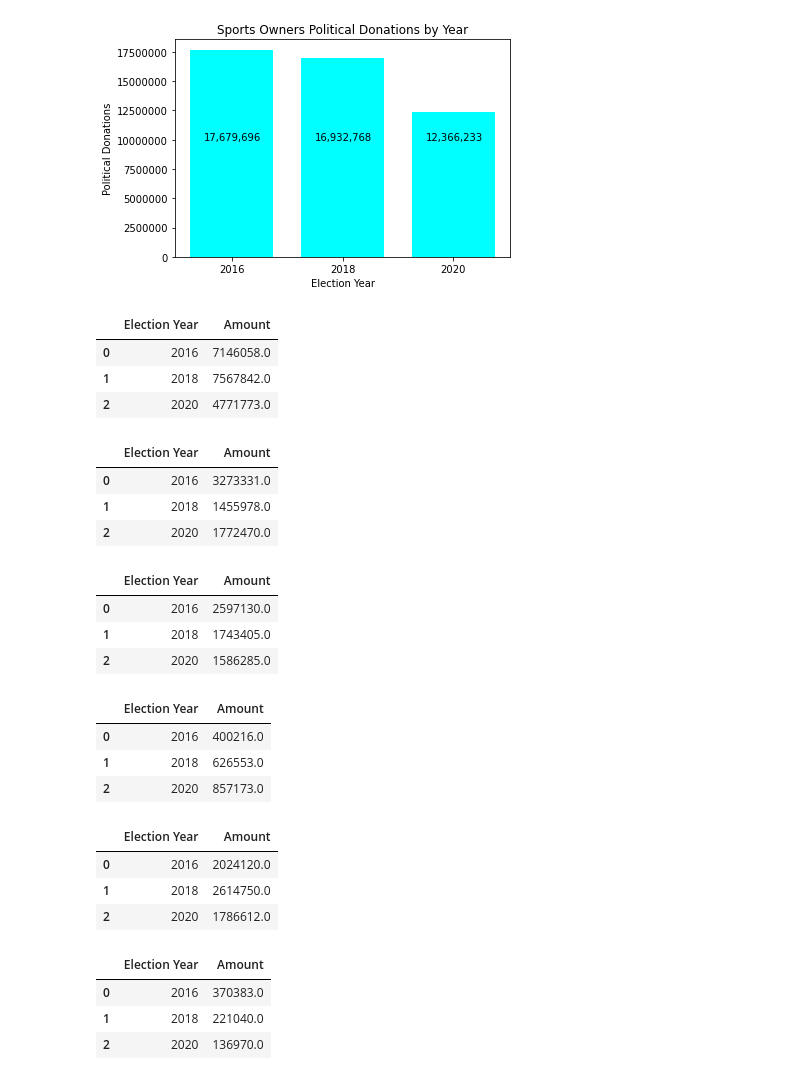
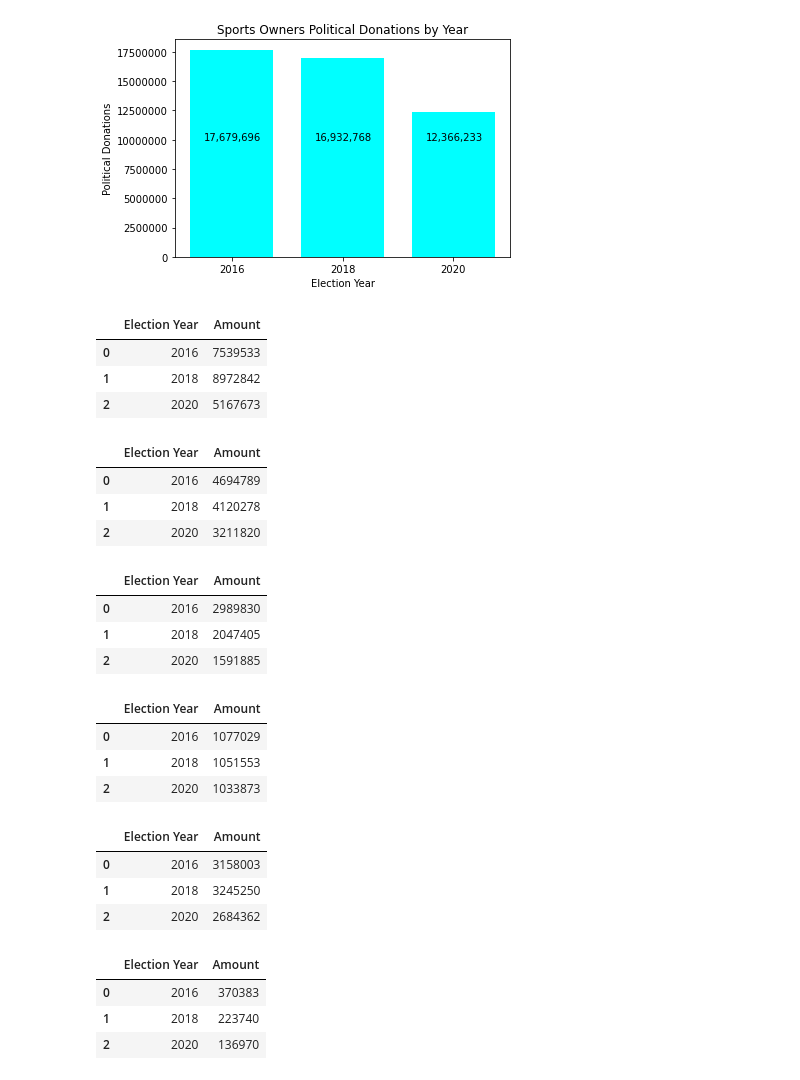
Before and after one commit to richcoca/CIS9655Project, a Jupyter notebook: Draft 1.ipynb, the cells around one changed output. Drawn from its saved outputs; the diff is of its cells as text; code cells hidden in the pictures.

```diff
--- a/Draft 1.ipynb
+++ b/Draft 1.ipynb
@@ -2,7 +2,6 @@
 import pandas as pd
 import numpy as np
 import matplotlib.pyplot as plt
-
 
 sports= "SPD.csv"
 sport= 'SPD(League only).csv'
@@ -11,7 +10,7 @@ df = pd.read_csv(sports,index_col=0, parse_dates=True)
 dfd = pd.read_csv(sport)
 
 
-
+dfd=dfd.sort_values(by=['League'])
 
 dfd
 # %% [output]
@@ -44,8 +43,8 @@ dfd['League'].str.strip()
 3279    WNBA
 Name: League, Length: 3280, dtype: object
 # %%
-df["Election Year"]= df["Election Year"].astype(object)
+dfd["Election Year"]= dfd["Election Year"].astype(object)
 df.head(20)
-df.info()
+dfd.info()
 # %% [output]
 <class 'pandas.core.frame.DataFrame'>
@@ -86,59 +88,59 @@ plt.show()
 # %% [output]
 [figure]
 # %%
-dfmlb2= df.loc[df["League"]=="MLB"]
+dfmlb2= dfd.loc[dfd["League"]=="MLB"]
 dfmlb= dfmlb2.groupby(['Election Year'], as_index = False)['Amount'].sum()
 dfmlb
 # %% [output]
 |  | Election Year | Amount |
-| 0 | 2016 | 7146058.0 |
-| 1 | 2018 | 7567842.0 |
-| 2 | 2020 | 4771773.0 |
+| 0 | 2016 | 7539533 |
+| 1 | 2018 | 8972842 |
+| 2 | 2020 | 5167673 |
 # %%
-dfnba2= df.loc[df["League"]=="NBA"]
+dfnba2= dfd.loc[dfd["League"]=="NBA"]
 dfnba= dfnba2.groupby(['Election Year'], as_index = False)['Amount'].sum()
 dfnba
 # %% [output]
 |  | Election Year | Amount |
-| 0 | 2016 | 3273331.0 |
-| 1 | 2018 | 1455978.0 |
-| 2 | 2020 | 1772470.0 |
+| 0 | 2016 | 4694789 |
+| 1 | 2018 | 4120278 |
+| 2 | 2020 | 3211820 |
 # %%
-dfnfl2= df.loc[df["League"]=="NFL"]
+dfnfl2= dfd.loc[dfd["League"]=="NFL"]
 dfnfl= dfnfl2.groupby(['Election Year'], as_index = False)['Amount'].sum()
 dfnfl
 # %% [output]
 |  | Election Year | Amount |
-| 0 | 2016 | 2597130.0 |
-| 1 | 2018 | 1743405.0 |
-| 2 | 2020 | 1586285.0 |
+| 0 | 2016 | 2989830 |
+| 1 | 2018 | 2047405 |
+| 2 | 2020 | 1591885 |
 # %%
-dfwnba2= df.loc[df["League"]=="WNBA"]
+dfwnba2= dfd.loc[dfd["League"]=="WNBA"]
 dfwnba= dfwnba2.groupby(['Election Year'], as_index = False)['Amount'].sum()
 dfwnba
 # %% [output]
 |  | Election Year | Amount |
-| 0 | 2016 | 400216.0 |
-| 1 | 2018 | 626553.0 |
-| 2 | 2020 | 857173.0 |
+| 0 | 2016 | 1077029 |
+| 1 | 2018 | 1051553 |
+| 2 | 2020 | 1033873 |
 # %%
-dfnhl2= df.loc[df["League"]=="NHL"]
+dfnhl2= dfd.loc[dfd["League"]=="NHL"]
 dfnhl= dfnhl2.groupby(['Election Year'], as_index = False)['Amount'].sum()
 dfnhl
 # %% [output]
 |  | Election Year | Amount |
-| 0 | 2016 | 2024120.0 |
-| 1 | 2018 | 2614750.0 |
-| 2 | 2020 | 1786612.0 |
+| 0 | 2016 | 3158003 |
+| 1 | 2018 | 3245250 |
+| 2 | 2020 | 2684362 |
 # %%
-dfnas2= df.loc[df["League"]=="NASCAR"]
+dfnas2= dfd.loc[dfd["League"]=="NASCAR"]
 dfnas= dfnas2.groupby(['Election Year'], as_index = False)['Amount'].sum()
 dfnas
 # %% [output]
 |  | Election Year | Amount |
-| 0 | 2016 | 370383.0 |
-| 1 | 2018 | 221040.0 |
-| 2 | 2020 | 136970.0 |
+| 0 | 2016 | 370383 |
+| 1 | 2018 | 223740 |
+| 2 | 2020 | 136970 |
 # %%
 x = dfyr ['Election Year']
 fig,ax= plt.subplots(1,6,sharex=True, sharey=True,figsize=(12,6))
```
Also changed, not shown: parts of 9 cells of this notebook, 1 other file.
